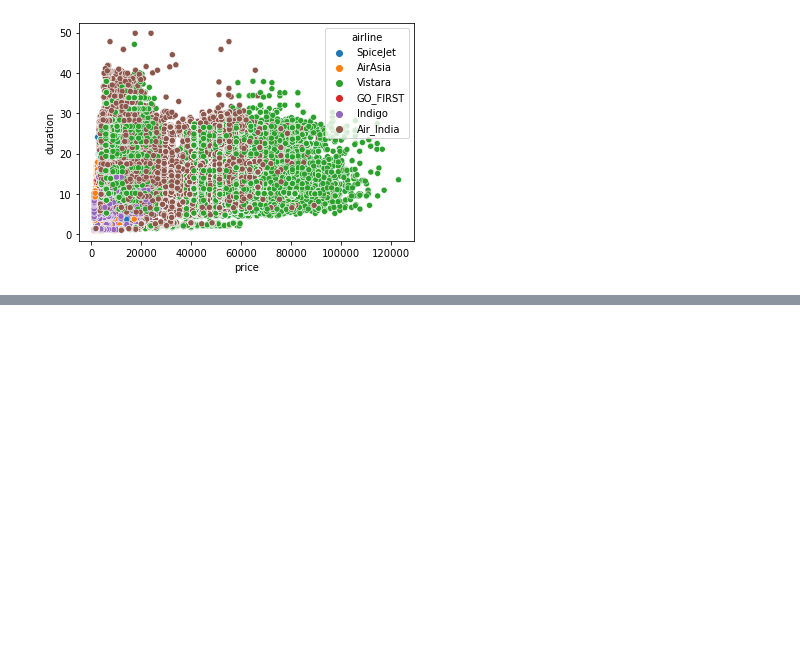
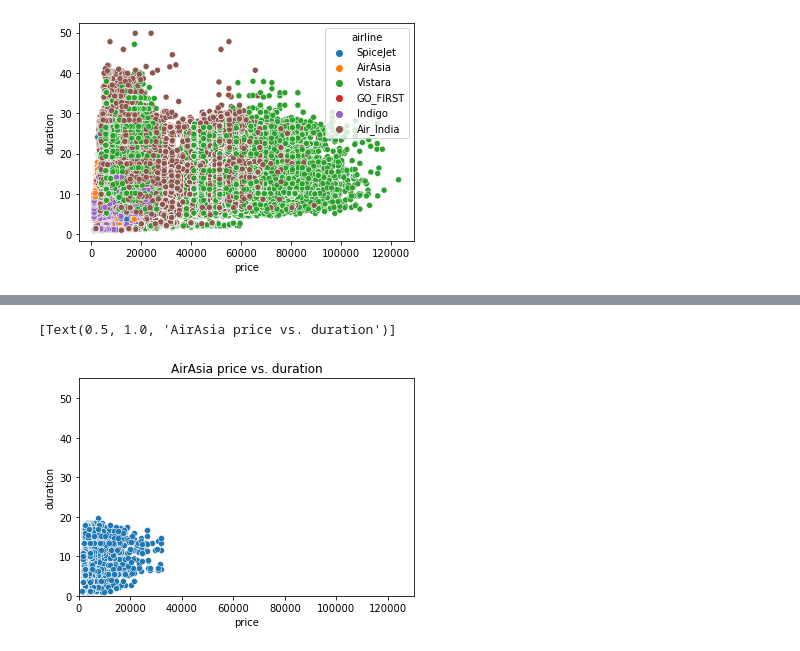
Before and after one commit to COGS118A/Group024-Sp22, a Jupyter notebook: 118A_1_DataCleaning_PrelimEDA.ipynb, the cells around one changed output, grey strips where cells are left out. Drawn from its saved outputs; the diff is of its cells as text; code cells hidden in the pictures; blank space fills up the shorter version.

```diff
--- a/118A_1_DataCleaning_PrelimEDA.ipynb
+++ b/118A_1_DataCleaning_PrelimEDA.ipynb
@@ -219,0 +241,8 @@ sns.scatterplot(data=main_dataset, x='price', y='duration', hue='airline') #oh d
+# %%
+pl2 = sns.scatterplot(data=main_dataset.loc[main_dataset['airline'] == 'AirAsia'], x='price', y='duration', palette=['orange'])
+pl2.set_ylim(0, 55)
+pl2.set_xlim(0, 130000)
+pl2.set(title='AirAsia price vs. duration')
+# %% [output]
+[Text(0.5, 1.0, 'AirAsia price vs. duration')]
+[figure, added]
```
Also changed, not shown: parts of 13 cells of this notebook.
